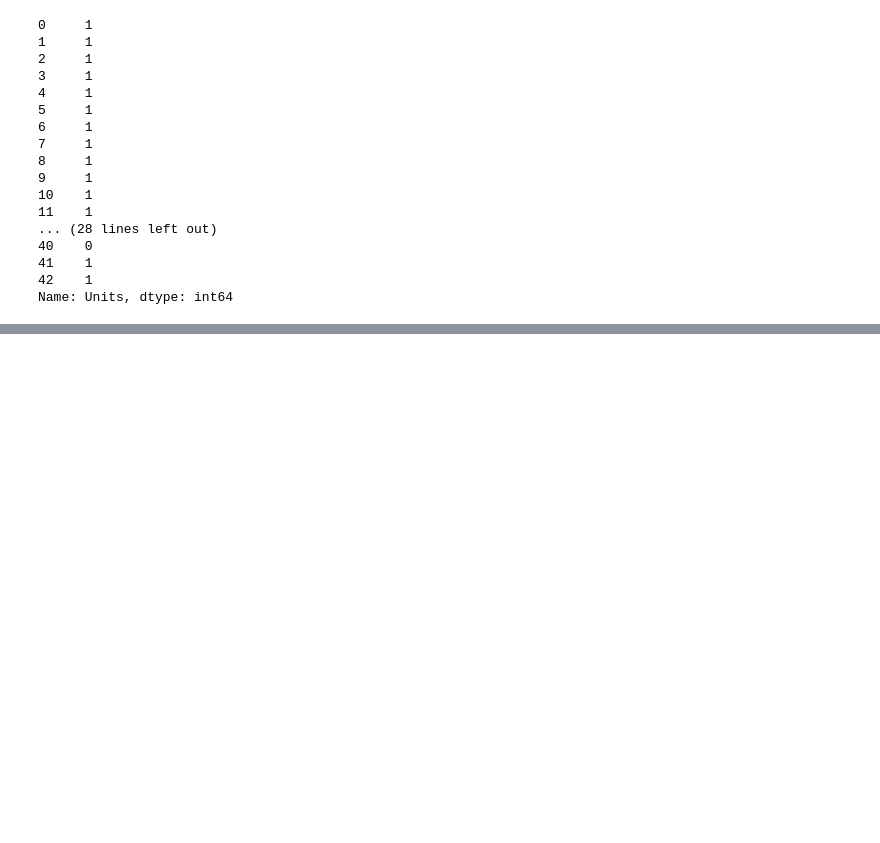
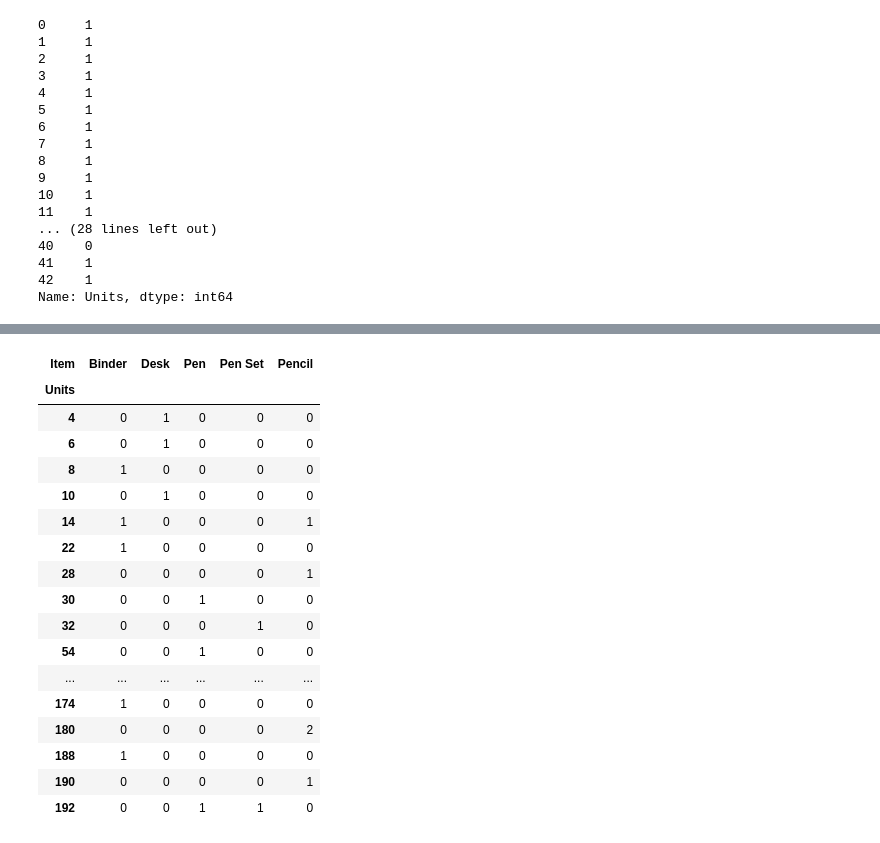
Before and after one commit to navi1910/Data-Science, a Jupyter notebook: Pandas/Operations with Pandas.ipynb, the cells around one changed output, grey strips where cells are left out. Saved outputs shown, nothing was run; the diff lists cells and outputs as text; code cells hidden in the pictures; blank space fills up the shorter version.

```diff
--- a/Pandas/Operations with Pandas.ipynb
+++ b/Pandas/Operations with Pandas.ipynb
@@ -382,0 +414,21 @@ Name: Units, dtype: int64
+# %%
+pd.crosstab(df['Units'], df['Item'])
+# %% [output]
+| Item | Binder | Desk | Pen | Pen Set | Pencil |
+| Units |  |  |  |  |  |
+| 4 | 0 | 1 | 0 | 0 | 0 |
+| 6 | 0 | 1 | 0 | 0 | 0 |
+| 8 | 1 | 0 | 0 | 0 | 0 |
+| 10 | 0 | 1 | 0 | 0 | 0 |
+| 14 | 1 | 0 | 0 | 0 | 1 |
+| 22 | 1 | 0 | 0 | 0 | 0 |
+| 28 | 0 | 0 | 0 | 0 | 1 |
+| 30 | 0 | 0 | 1 | 0 | 0 |
+| 32 | 0 | 0 | 0 | 1 | 0 |
+| 54 | 0 | 0 | 1 | 0 | 0 |
+| ... | ... | ... | ... | ... | ... |
+| 174 | 1 | 0 | 0 | 0 | 0 |
+| 180 | 0 | 0 | 0 | 0 | 2 |
+| 188 | 1 | 0 | 0 | 0 | 0 |
+| 190 | 0 | 0 | 0 | 0 | 1 |
+| 192 | 0 | 0 | 1 | 1 | 0 |
```
Also changed, not shown: parts of 6 cells of this notebook, 2 other files.
